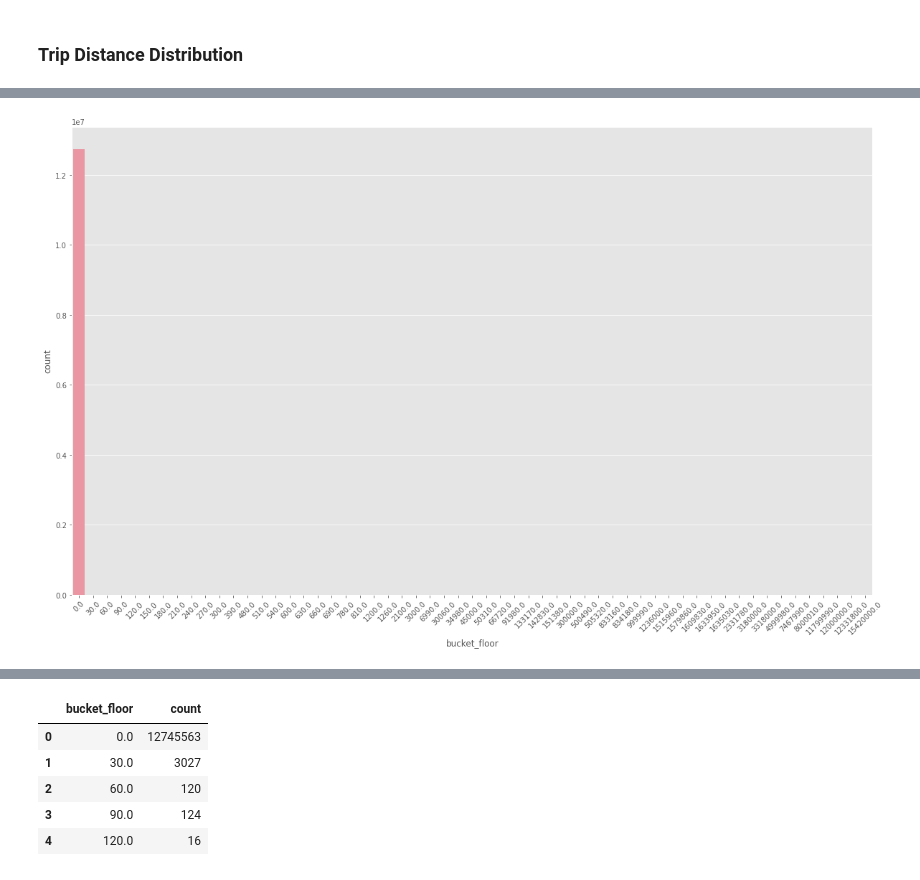
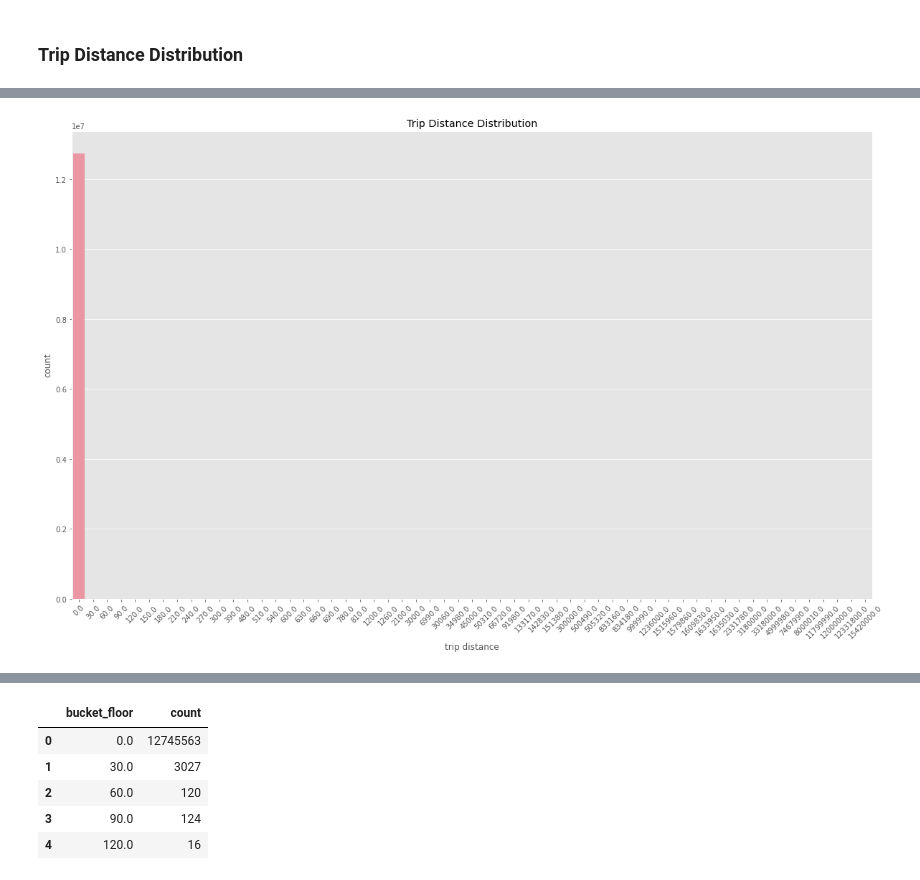
Before and after one commit to jiyoungsim/BigQuery-NYC-Taxi-Demand--EDA-and-Prediction, a Jupyter notebook: doc/1. NYC Taxi EDA (Time).ipynb, the cells around one changed output, grey strips where cells are left out. Cells and saved outputs as stored; diff of their text form; code cells hidden in the pictures.

```diff
--- a/doc/1. NYC Taxi EDA (Time).ipynb
+++ b/doc/1. NYC Taxi EDA (Time).ipynb
@@ -281,6 +284,7 @@ trip_dist_query = '''
                          count(1) AS count
                   FROM `bigquery-public-data.new_york_taxi_trips.tlc_yellow_trips_2015`
                   WHERE EXTRACT(MONTH FROM pickup_datetime) = 1
+                  AND EXTRACT(YEAR FROM pickup_datetime) = 2015
                   GROUP BY bucket_floor
                   ORDER BY bucket_floor
                   '''
@@ -294,9 +298,11 @@ Wall time: 2.59 s
 # %%
 plt.figure(figsize=(20,12))
 sns.barplot(x='bucket_floor', y='count', data=dist_df)
+plt.title('Trip Distance Distribution')
+plt.xlabel('trip distance')
 plt.xticks(rotation=45);
 # %% [output]
-[figure, old version]
+[figure, new version]
 # %%
 %%time
 trip_dist_log_query = '''
```
Also changed, not shown: parts of 18 cells of this notebook, 1 other file.
